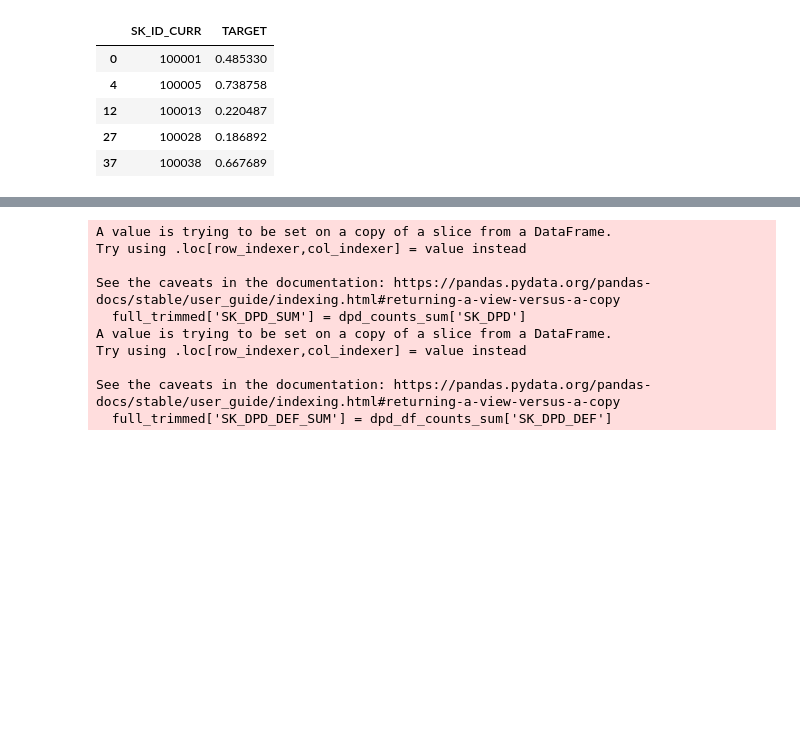
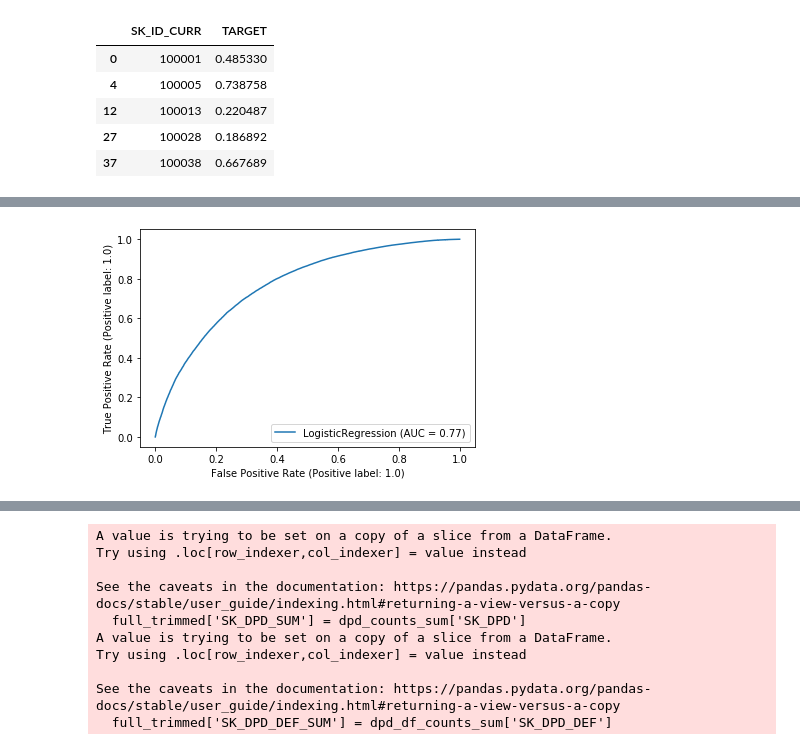
Before and after one commit to DSEI21000-S21/project-home-credit, a Jupyter notebook: experiments/eyob/model_2.ipynb, the cells around one changed output, grey strips where cells are left out. Drawn from its saved outputs; the diff is of its cells as text; code cells hidden in the pictures; blank space fills up the shorter version.

Commit message:
report added

```diff
--- a/experiments/eyob/model_2.ipynb
+++ b/experiments/eyob/model_2.ipynb
@@ -375,0 +378,19 @@ logreg_submission6.head()
+# %%
+logreg=LogisticRegression(solver = 'lbfgs', penalty = 'l2',
+                          C = 0.0007212256683896816, max_iter = 1000,
+                         random_state=42)
+# %%
+X_trans = column_transformer.fit_transform(X)
+X_test_trans = column_transformer.transform(X_test)
+
+# smote sampling
+smote = SMOTE(sampling_strategy='minority')
+X_sm, y_sm = smote.fit_resample(X_trans, y)
+
+X_train, X_val, y_train, y_val = train_test_split(X_sm, y_sm, test_size=0.2, random_state= 42, stratify=y_sm)
+# %%
+logreg.fit(X_train, y_train)
+print('--------------------------------------------------------------')
+y_pred_val = logreg.predict(X_val)
+print('classifaction report on validation set')
+print(classification_report(y_val, y_pred_val, labels=[0,1]))
@@ -375,0 +408,6 @@ logreg_submission6.head()
+# %%
+from sklearn.metrics import plot_roc_curve
+plot_roc_curve(logreg, X_val, y_val,)
+plt.show()
+# %% [output]
+[figure, added]
```
Also changed, not shown: parts of 8 cells of this notebook, 3 other files.
